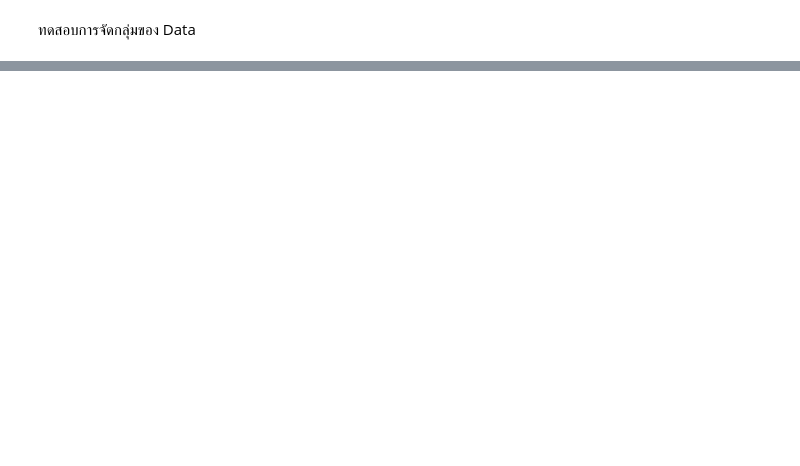
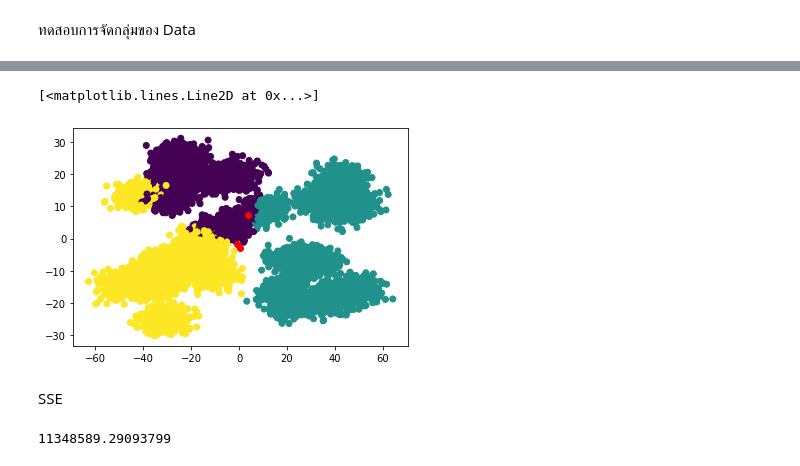
Before and after one commit to kittikhun62/Multivariate, a Jupyter notebook: Multivariate_Exam.ipynb, the cells around one changed output, grey strips where cells are left out. Drawn from its saved outputs; the diff is of its cells as text; code cells hidden in the pictures; blank space fills up the shorter version.

```diff
--- a/Multivariate_Exam.ipynb
+++ b/Multivariate_Exam.ipynb
@@ -138,0 +153,12 @@ TypeError: ignored
+# %%
+plt.scatter(new_pca[:,0],new_pca[:,1],c=y) # cluster center
+plt.plot(kmeans.cluster_centers_[:,0],kmeans.cluster_centers_[:,1],'or')
+# %% [output]
+[<matplotlib.lines.Line2D at 0x...>]
+[figure, added]
+# %% [markdown]
+SSE
+# %%
+kmeans.inertia_
+# %% [output]
+11348589.29093799
```
Also changed, not shown: parts of 18 cells of this notebook.
